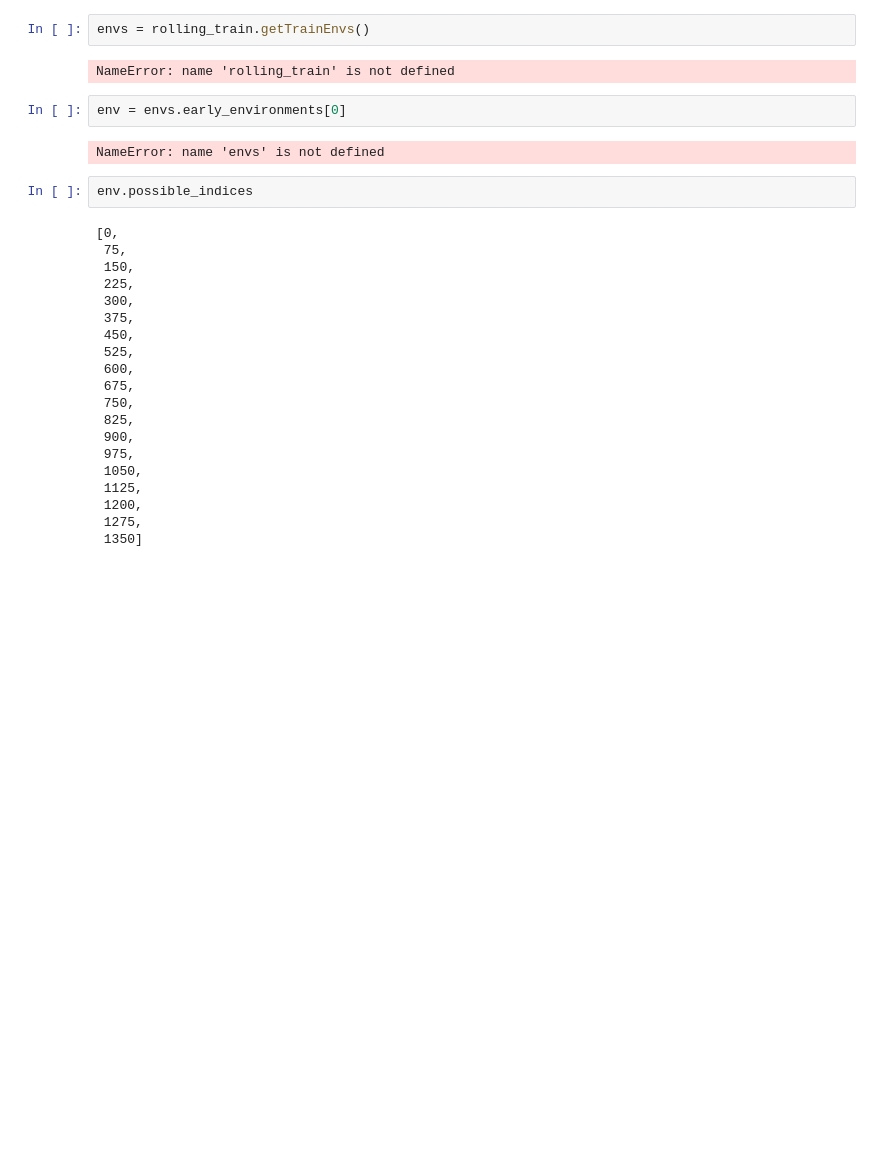
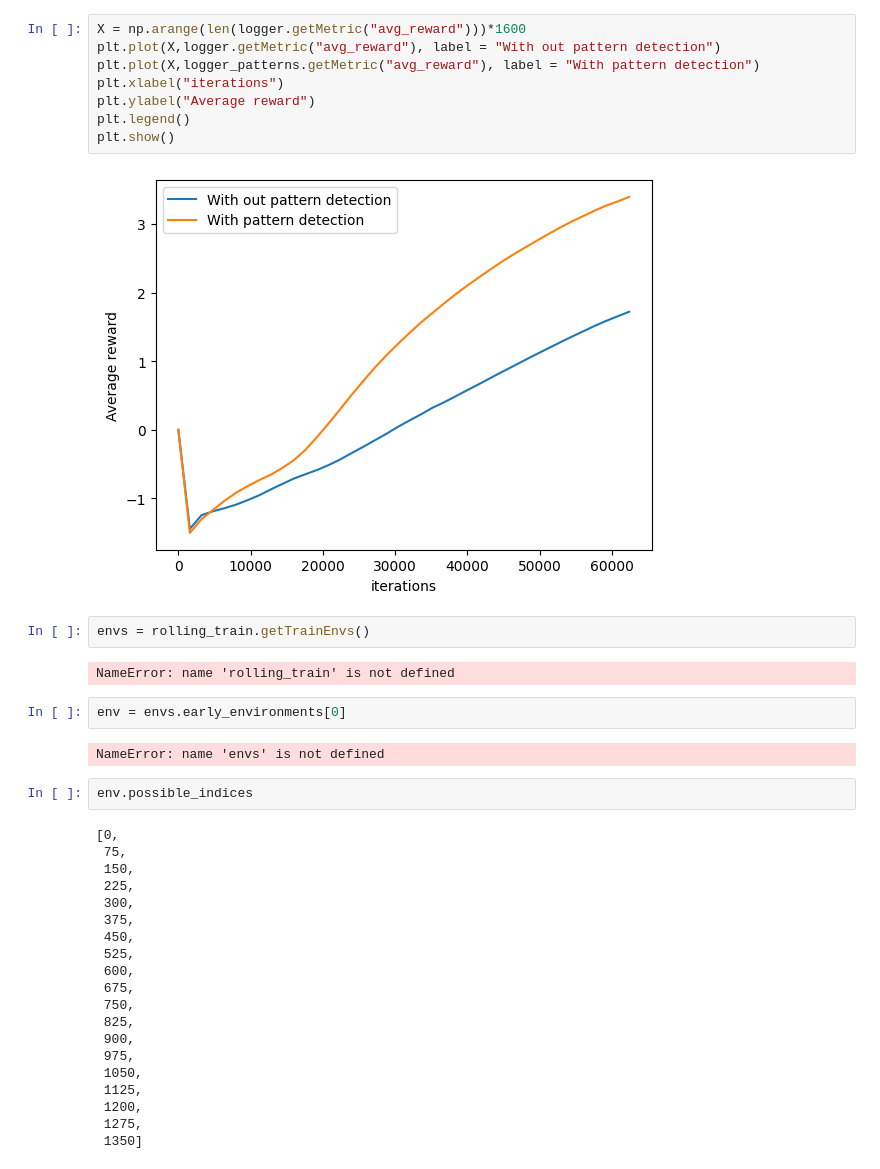
Before and after one commit to captanlevi/StockOverflow, a Jupyter notebook: ppoBook.ipynb, the cells around one changed output. Drawn from its saved outputs; the diff is of its cells as text; blank space fills up the shorter version.

```diff
--- a/ppoBook.ipynb
+++ b/ppoBook.ipynb
@@ -213,3 +258,13 @@ Text(0, 0.5, 'profit')
+# %%
+X = np.arange(len(logger.getMetric("avg_reward")))*1600
+plt.plot(X,logger.getMetric("avg_reward"), label = "With out pattern detection")
+plt.plot(X,logger_patterns.getMetric("avg_reward"), label = "With pattern detection")
+plt.xlabel("iterations")
+plt.ylabel("Average reward")
+plt.legend()
+plt.show()
+# %% [output]
+[figure, added]
 # %%
 envs = rolling_train.getTrainEnvs()
 # %% [output]
```
Also changed, not shown: parts of 11 cells of this notebook, 47 other files.
